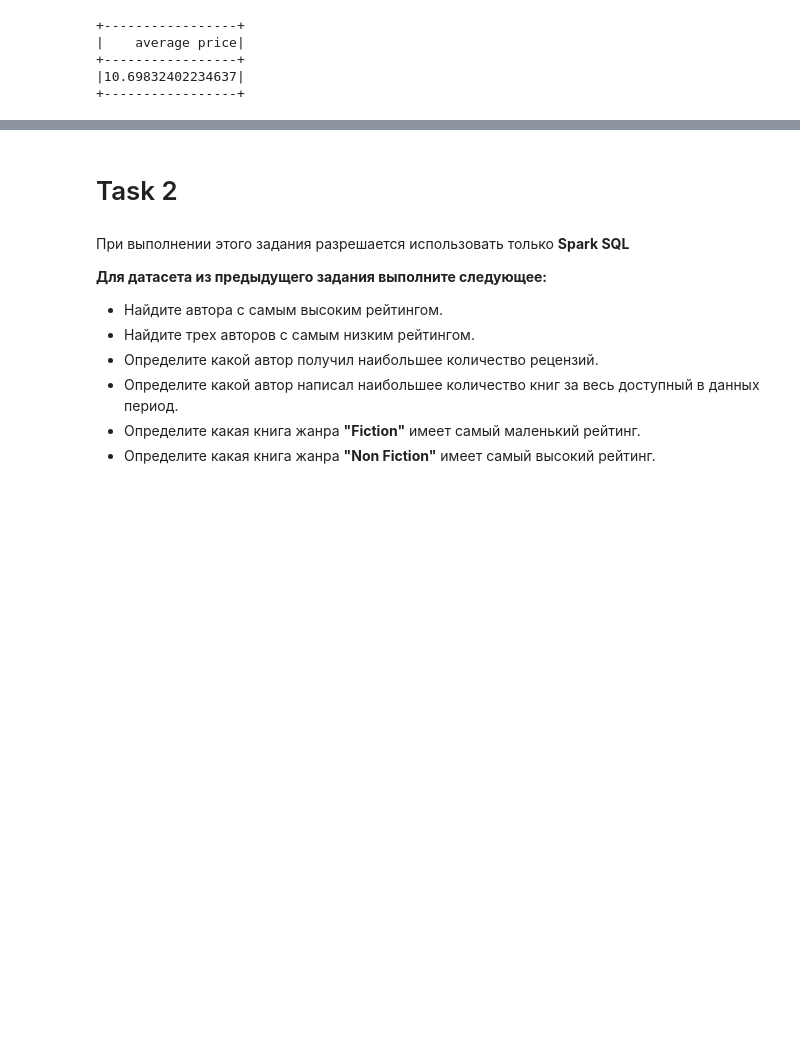
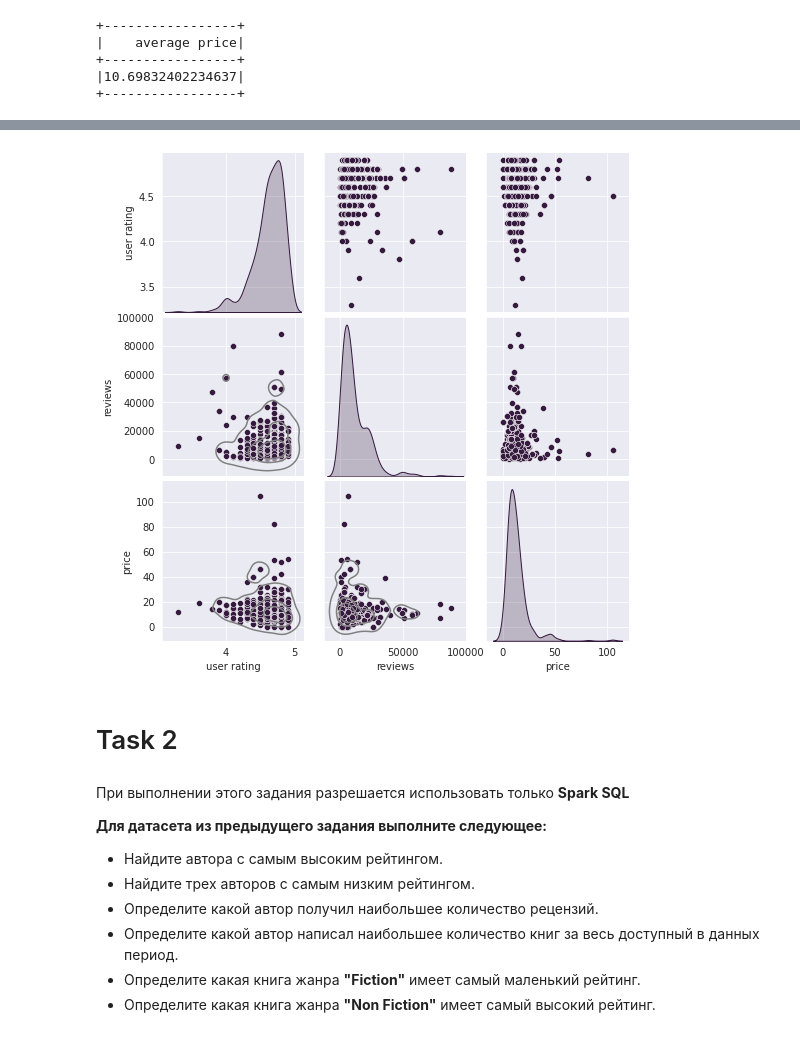
Before and after one commit to adv555/DataScience, a Jupyter notebook: PySpark/pyspark_hw_6.ipynb, the cells around one changed output, grey strips where cells are left out. Saved outputs shown, nothing was run; the diff lists cells and outputs as text; code cells hidden in the pictures; blank space fills up the shorter version.

```diff
--- a/PySpark/pyspark_hw_6.ipynb
+++ b/PySpark/pyspark_hw_6.ipynb
@@ -99,5 +148,13 @@ pandas.core.frame.DataFrame
 # %%
 # Используя библиотеку seaborn построить парные графики (pairplots) столбцов "User Rating", "Reviews" и "Price".
+
+sns.set_style('darkgrid')
+sns.set_palette("rocket")
+
+g = sns.pairplot(data_for_corr, diag_kind="kde")
+g.map_lower(sns.kdeplot, levels=4, color="0.5");
+# %% [output]
+[figure, added]
 # %% [markdown]
 # Task 2
 # %% [markdown]
```
Also changed, not shown: parts of 22 cells of this notebook.
